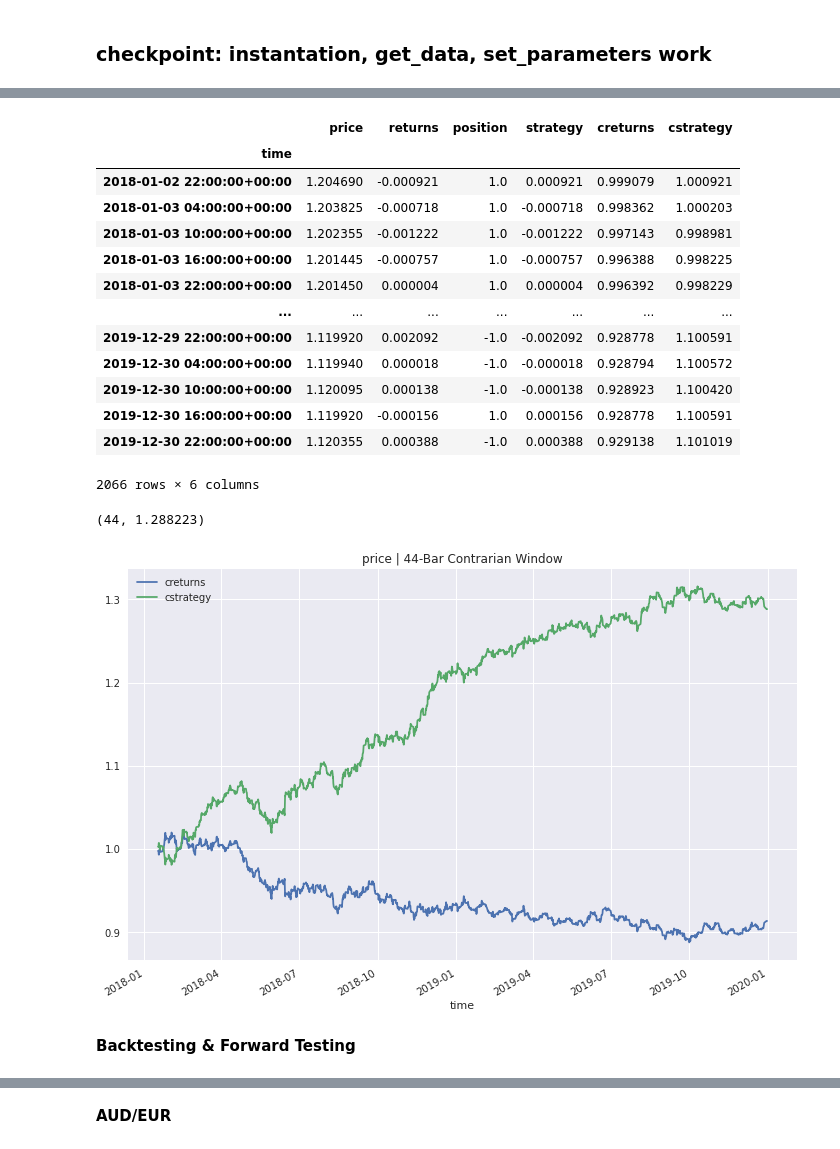
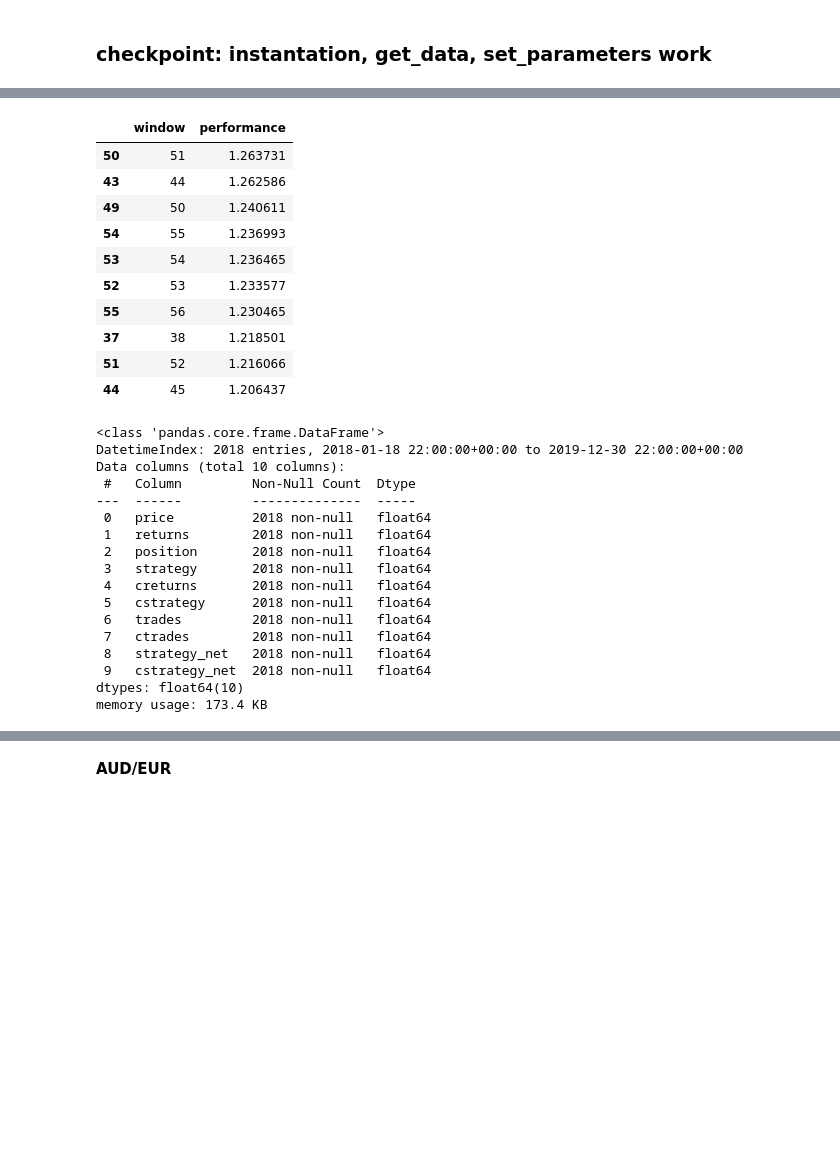
Before and after one commit to pianofreq/udemy-hagmann-course-1, a Jupyter notebook: Part_3/CBacktester-RTM.ipynb, the cells around one changed output, grey strips where cells are left out. Drawn from its saved outputs; the diff is of its cells as text; code cells hidden in the pictures; blank space fills up the shorter version.

```diff
--- a/Part_3/CBacktester-RTM.ipynb
+++ b/Part_3/CBacktester-RTM.ipynb
@@ -117,24 +163,34 @@ insample.test_strategy()
+# %%
+insample.results_overview.sort_values(by=['performance'], ascending=False).head(10)
+# %% [output]
+|  | window | performance |
+| 50 | 51 | 1.263731 |
+| 43 | 44 | 1.262586 |
+| 49 | 50 | 1.240611 |
+| 54 | 55 | 1.236993 |
+| 53 | 54 | 1.236465 |
+| 52 | 53 | 1.233577 |
+| 55 | 56 | 1.230465 |
+| 37 | 38 | 1.218501 |
+| 51 | 52 | 1.216066 |
+| 44 | 45 | 1.206437 |
 # %%
-insample.results
+insample.results.info()
 # %% [output]
-|  | price | returns | position | strategy | creturns | cstrategy |
-| time |  |  |  |  |  |  |
-| 2018-01-02 22:00:00+00:00 | 1.204690 | -0.000921 | 1.0 | 0.000921 | 0.999079 | 1.000921 |
-| 2018-01-03 04:00:00+00:00 | 1.203825 | -0.000718 | 1.0 | -0.000718 | 0.998362 | 1.000203 |
-| 2018-01-03 10:00:00+00:00 | 1.202355 | -0.001222 | 1.0 | -0.001222 | 0.997143 | 0.998981 |
-| 2018-01-03 16:00:00+00:00 | 1.201445 | -0.000757 | 1.0 | -0.000757 | 0.996388 | 0.998225 |
-| 2018-01-03 22:00:00+00:00 | 1.201450 | 0.000004 | 1.0 | 0.000004 | 0.996392 | 0.998229 |
-| ... | ... | ... | ... | ... | ... | ... |
-| 2019-12-29 22:00:00+00:00 | 1.119920 | 0.002092 | -1.0 | -0.002092 | 0.928778 | 1.100591 |
-| 2019-12-30 04:00:00+00:00 | 1.119940 | 0.000018 | -1.0 | -0.000018 | 0.928794 | 1.100572 |
-| 2019-12-30 10:00:00+00:00 | 1.120095 | 0.000138 | -1.0 | -0.000138 | 0.928923 | 1.100420 |
-| 2019-12-30 16:00:00+00:00 | 1.119920 | -0.000156 | 1.0 | 0.000156 | 0.928778 | 1.100591 |
-| 2019-12-30 22:00:00+00:00 | 1.120355 | 0.000388 | -1.0 | 0.000388 | 0.929138 | 1.101019 |
-2066 rows × 6 columns
+<class 'pandas.core.frame.DataFrame'>
+DatetimeIndex: 2018 entries, 2018-01-18 22:00:00+00:00 to 2019-12-30 22:00:00+00:00
+Data columns (total 10 columns):
+ #   Column         Non-Null Count  Dtype
+---  ------         --------------  -----
+ 0   price          2018 non-null   float64
+ 1   returns        2018 non-null   float64
+ 2   position       2018 non-null   float64
+ 3   strategy       2018 non-null   float64
+ 4   creturns       2018 non-null   float64
+ 5   cstrategy      2018 non-null   float64
+ 6   trades         2018 non-null   float64
+ 7   ctrades        2018 non-null   float64
+ 8   strategy_net   2018 non-null   float64
+ 9   cstrategy_net  2018 non-null   float64
+dtypes: float64(10)
+memory usage: 173.4 KB
-# %%
-insample.optimize_parameters((1,252,1))
-# %% [output]
-(44, 1.288223)
-[figure, removed]
-# %% [markdown]
-__Backtesting & Forward Testing__
```
Also changed, not shown: parts of 10 cells of this notebook.
